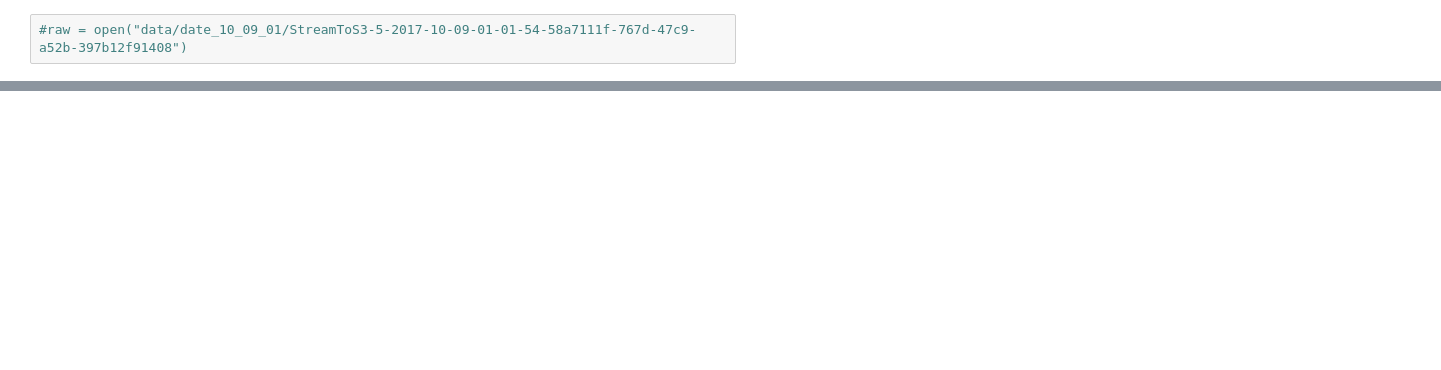
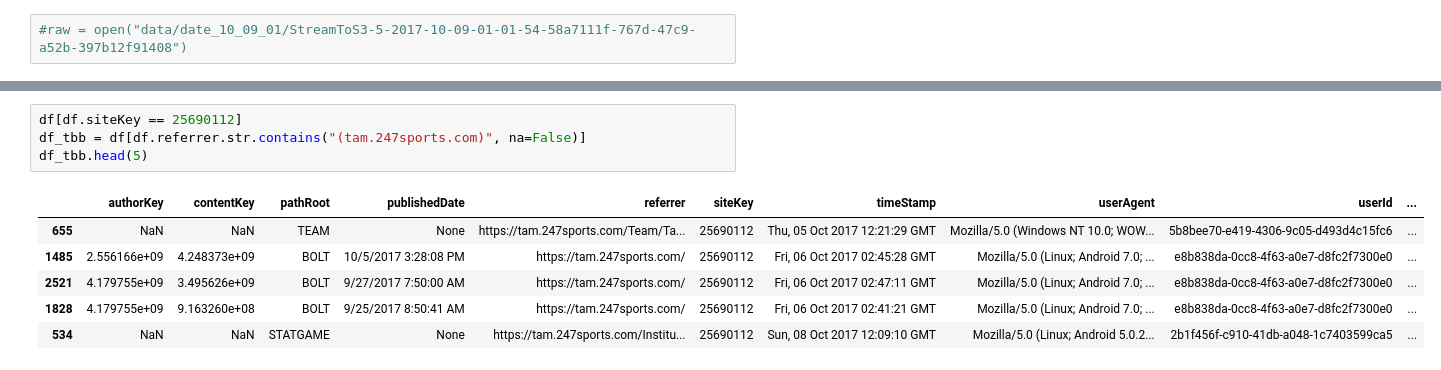
Before and after one commit to smitamisra/247_decode_teams, a Jupyter notebook: new try.ipynb, the cells around one changed output, grey strips where cells are left out. Saved outputs shown, nothing was run; the diff lists cells and outputs as text; blank space fills up the shorter version.

```diff
--- a/new try.ipynb
+++ b/new try.ipynb
@@ -53,0 +106,11 @@ hi hello
+# %%
+df[df.siteKey == 25690112]
+df_tbb = df[df.referrer.str.contains("(tam.247sports.com)", na=False)]
+df_tbb.head(5)
+# %% [output]
+|  | authorKey | contentKey | pathRoot | publishedDate | referrer | siteKey | timeStamp | userAgent | userId | ... |
+| 655 | NaN | NaN | TEAM | None | https://tam.247sports.com/Team/Ta... | 25690112 | Thu, 05 Oct 2017 12:21:29 GMT | Mozilla/5.0 (Windows NT 10.0; WOW... | 5b8bee70-e419-4306-9c05-d493d4c15fc6 | ... |
+| 1485 | 2.556166e+09 | 4.248373e+09 | BOLT | 10/5/2017 3:28:08 PM | https://tam.247sports.com/ | 25690112 | Fri, 06 Oct 2017 02:45:28 GMT | Mozilla/5.0 (Linux; Android 7.0; ... | e8b838da-0cc8-4f63-a0e7-d8fc2f7300e0 | ... |
+| 2521 | 4.179755e+09 | 3.495626e+09 | BOLT | 9/27/2017 7:50:00 AM | https://tam.247sports.com/ | 25690112 | Fri, 06 Oct 2017 02:47:11 GMT | Mozilla/5.0 (Linux; Android 7.0; ... | e8b838da-0cc8-4f63-a0e7-d8fc2f7300e0 | ... |
+| 1828 | 4.179755e+09 | 9.163260e+08 | BOLT | 9/25/2017 8:50:41 AM | https://tam.247sports.com/ | 25690112 | Fri, 06 Oct 2017 02:41:21 GMT | Mozilla/5.0 (Linux; Android 7.0; ... | e8b838da-0cc8-4f63-a0e7-d8fc2f7300e0 | ... |
+| 534 | NaN | NaN | STATGAME | None | https://tam.247sports.com/Institu... | 25690112 | Sun, 08 Oct 2017 12:09:10 GMT | Mozilla/5.0 (Linux; Android 5.0.2... | 2b1f456f-c910-41db-a048-1c7403599ca5 | ... |
```
Also changed, not shown: parts of 20 cells of this notebook, 1 other file.
